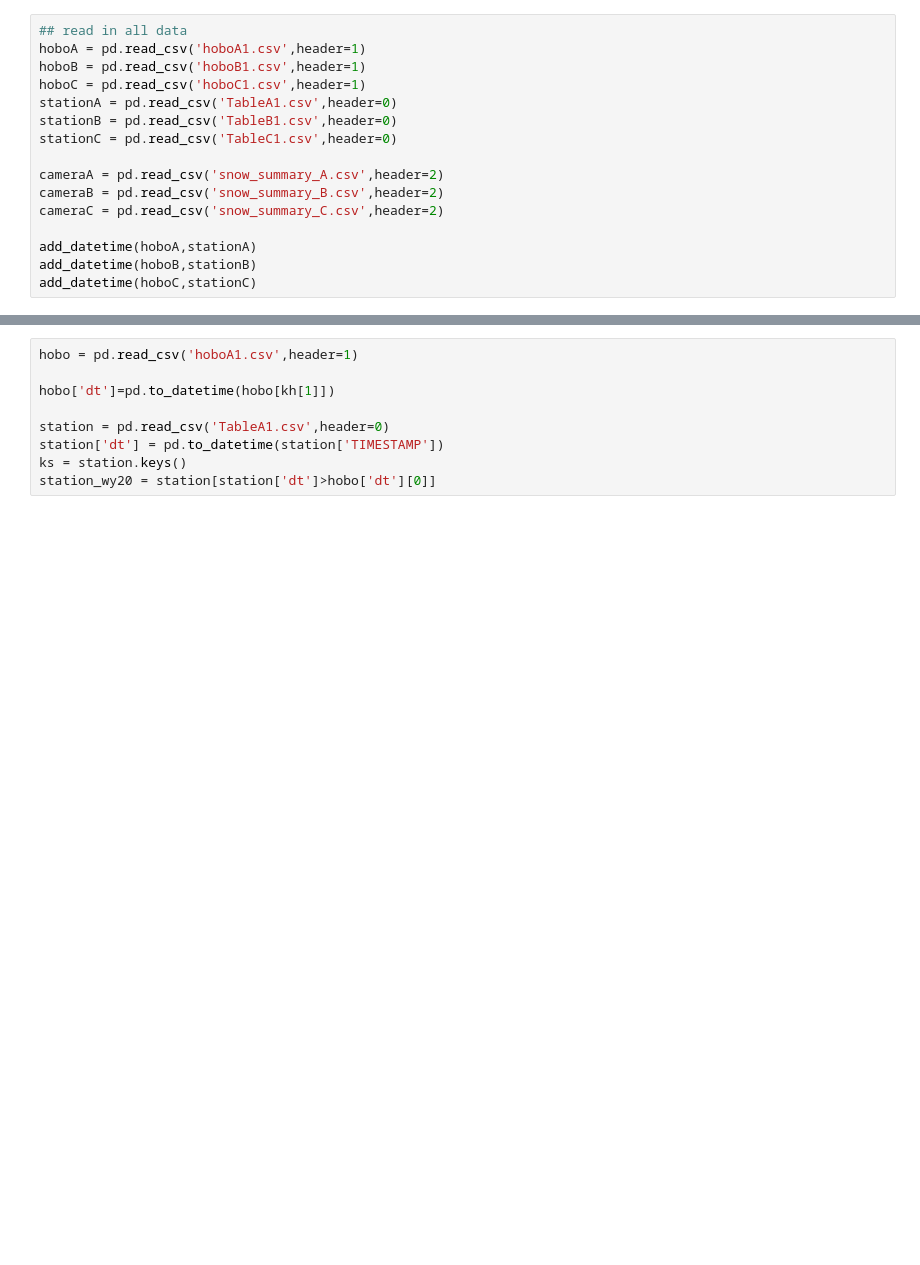
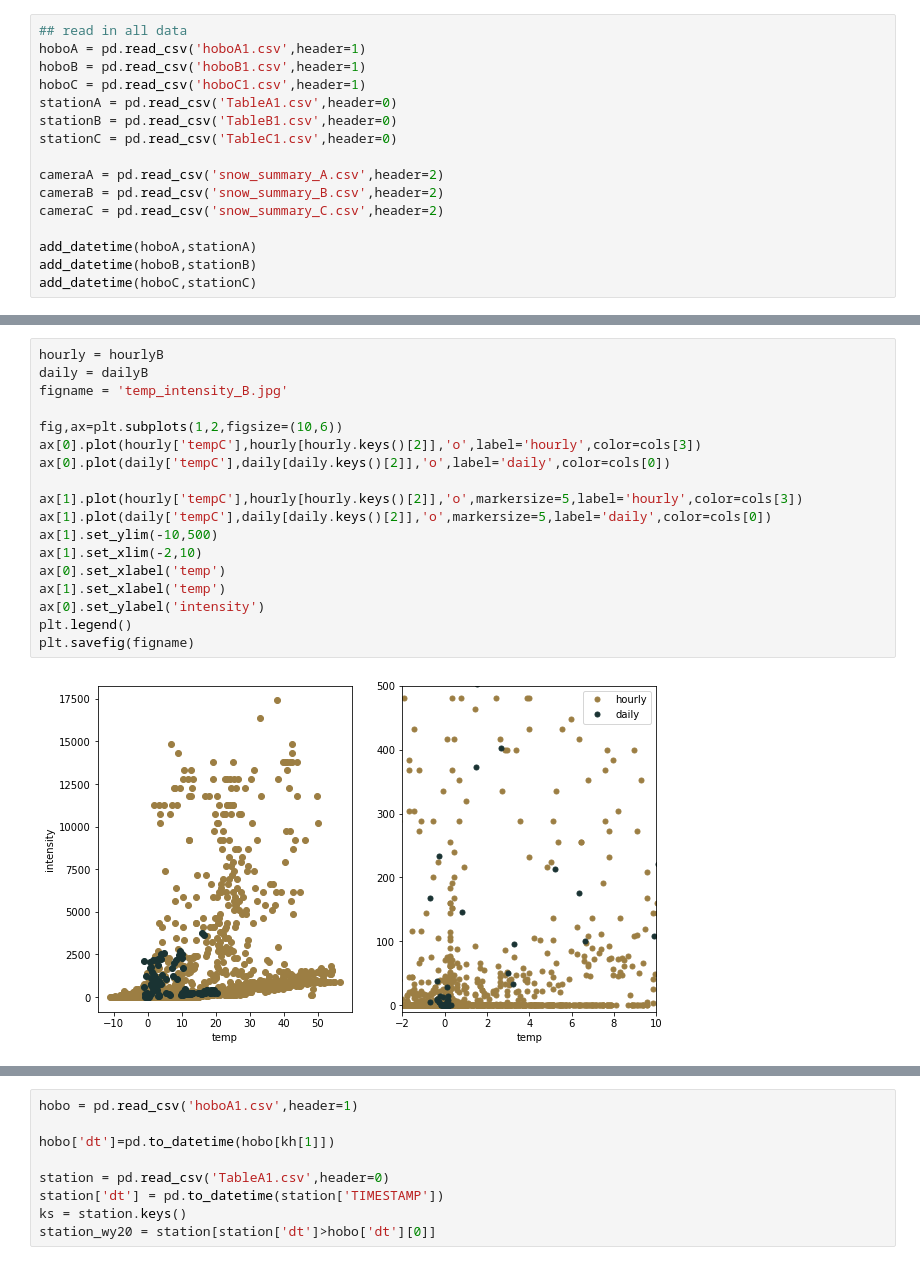
Before and after one commit to mariannecowherd/pe_snow_fires, a Jupyter notebook: ICB/icb_hobo.ipynb, the cells around one changed output, grey strips where cells are left out. Saved outputs shown, nothing was run; the diff lists cells and outputs as text; blank space fills up the shorter version.

```diff
--- a/ICB/icb_hobo.ipynb
+++ b/ICB/icb_hobo.ipynb
@@ -74,0 +168,20 @@ def resample_prep(hobo,station,camera):
+# %%
+hourly = hourlyB
+daily = dailyB
+figname = 'temp_intensity_B.jpg'
+
+fig,ax=plt.subplots(1,2,figsize=(10,6))
+ax[0].plot(hourly['tempC'],hourly[hourly.keys()[2]],'o',label='hourly',color=cols[3])
+ax[0].plot(daily['tempC'],daily[daily.keys()[2]],'o',label='daily',color=cols[0])
+
+ax[1].plot(hourly['tempC'],hourly[hourly.keys()[2]],'o',markersize=5,label='hourly',color=cols[3])
+ax[1].plot(daily['tempC'],daily[daily.keys()[2]],'o',markersize=5,label='daily',color=cols[0])
+ax[1].set_ylim(-10,500)
+ax[1].set_xlim(-2,10)
+ax[0].set_xlabel('temp')
+ax[1].set_xlabel('temp')
+ax[0].set_ylabel('intensity')
+plt.legend()
+plt.savefig(figname)
+# %% [output]
+[figure, added]
```
Also changed, not shown: parts of 17 cells of this notebook, 4 other files.
